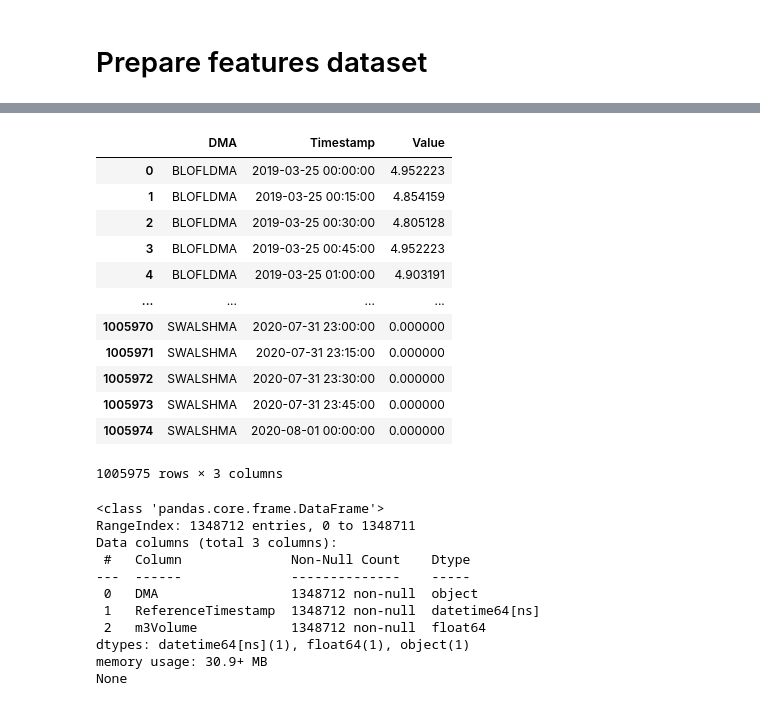
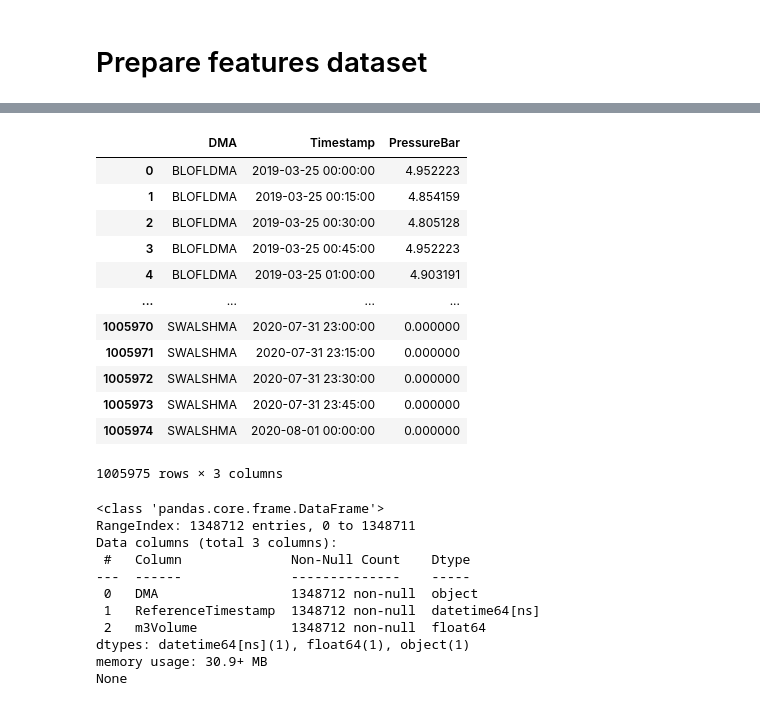
Before and after one commit to StorWater/StorWater_POC, a Jupyter notebook: notebooks/02-jsg-AW_data_exploration.ipynb, the cells around one changed output, grey strips where cells are left out. Cells and saved outputs as stored; diff of their text form; code cells hidden in the pictures.

```diff
--- a/notebooks/02-jsg-AW_data_exploration.ipynb
+++ b/notebooks/02-jsg-AW_data_exploration.ipynb
@@ -76,6 +76,7 @@ On the features side, we need to align:
 df_p = pd.read_csv('data/raw/DMA15MinPressure.csv')
 df_p['Timestamp'] = pd.to_datetime(df_p.Timestamp)
 
+df_p = df_p.rename(columns={'Value':'PressureBar'})
 print(df_p.info())
 df_p
 # %% [output]
@@ -90,7 +91,7 @@ Data columns (total 3 columns):
 dtypes: datetime64[ns](1), float64(1), object(1)
 memory usage: 23.0+ MB
 None
-|  | DMA | Timestamp | Value |
+|  | DMA | Timestamp | PressureBar |
 | 0 | BLOFLDMA | 2019-03-25 00:00:00 | 4.952223 |
 | 1 | BLOFLDMA | 2019-03-25 00:15:00 | 4.854159 |
 | 2 | BLOFLDMA | 2019-03-25 00:30:00 | 4.805128 |
```
Also changed, not shown: parts of 10 cells of this notebook, 1 other file.
